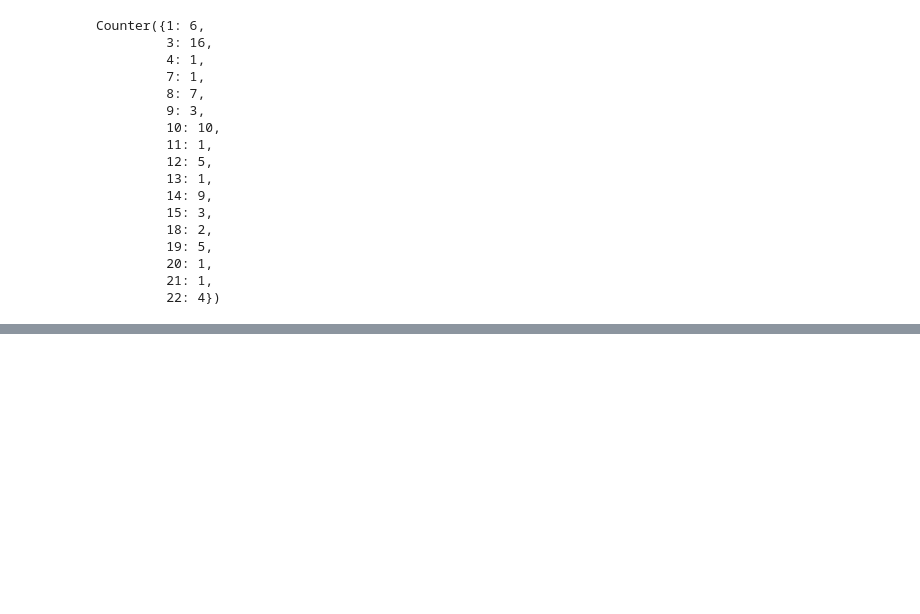
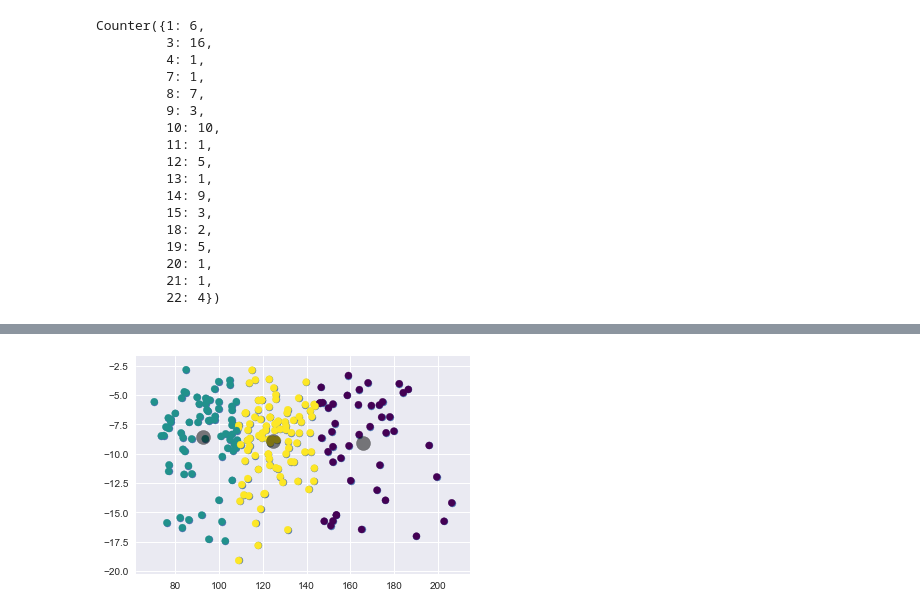
Before and after one commit to Sedce/Thesis, a Jupyter notebook: Python/Getting_SongParts.ipynb, the cells around one changed output, grey strips where cells are left out. Cells and saved outputs as stored; diff of their text form; code cells hidden in the pictures; blank space fills up the shorter version.

```diff
--- a/Python/Getting_SongParts.ipynb
+++ b/Python/Getting_SongParts.ipynb
@@ -460,25 +371,0 @@ array([[ 86.478,  -7.32 ,   0.736,   4.   ,   1.   ,   1.   ],
-# %%
-from sklearn.datasets import make_blobs
-from sklearn.cluster import KMeans
-import matplotlib.pyplot as plt1
-
-kmeans = KMeans(n_clusters=3, n_init = 15, algorithm="full")
-kmeans.fit(Y_lyrics)
-centroids = kmeans.cluster_centers_
-labels1 = kmeans.labels_
-colors = ["g.","r.","c.","y."]
-plt1.figure(figsize=(15,15))
-plt1.axvline(x=5)
-plt1.axhline(y=5)
-for i in range(len(Y_lyrics)):
-    plt1.plot(Y_lyrics[i][0], Y_lyrics[i][1],colors[int(labels[i])], markersize =10)
-
-plt1.xlabel("X")
-plt1.ylabel("Y")
-plt1.grid(linestyle='-', linewidth=1)
-plt1.scatter(centroids[:, 0],centroids[:, 1], marker = "x", s=150, linewidths = 5, zorder = 10)
-plt1.show()
-
-arr_ = ClusterIndicesNumpy(1, labels1)
-
-arr_
@@ -529,0 +519,18 @@ Exscape
+# %%
+%matplotlib inline
+import matplotlib.pyplot as plt
+import seaborn as sns; sns.set()  # for plot styling
+import numpy as np
+from sklearn.cluster import KMeans
+X = Y_lyrics
+plt.scatter(X[:,3], X[:, 4], s=50);
+
+kmeans = KMeans(n_clusters=3)
+kmeans.fit(X)
+y_kmeans = kmeans.predict(X)
+plt.scatter(X[:, 3], X[:, 4], c=y_kmeans, s=50, cmap='viridis')
+
+centers = kmeans.cluster_centers_
+plt.scatter(centers[:, 3], centers[:, 4], c='black', s=200, alpha=0.5);
+# %% [output]
+[figure, added]
```
Also changed, not shown: parts of 11 cells of this notebook, 3 other files.
